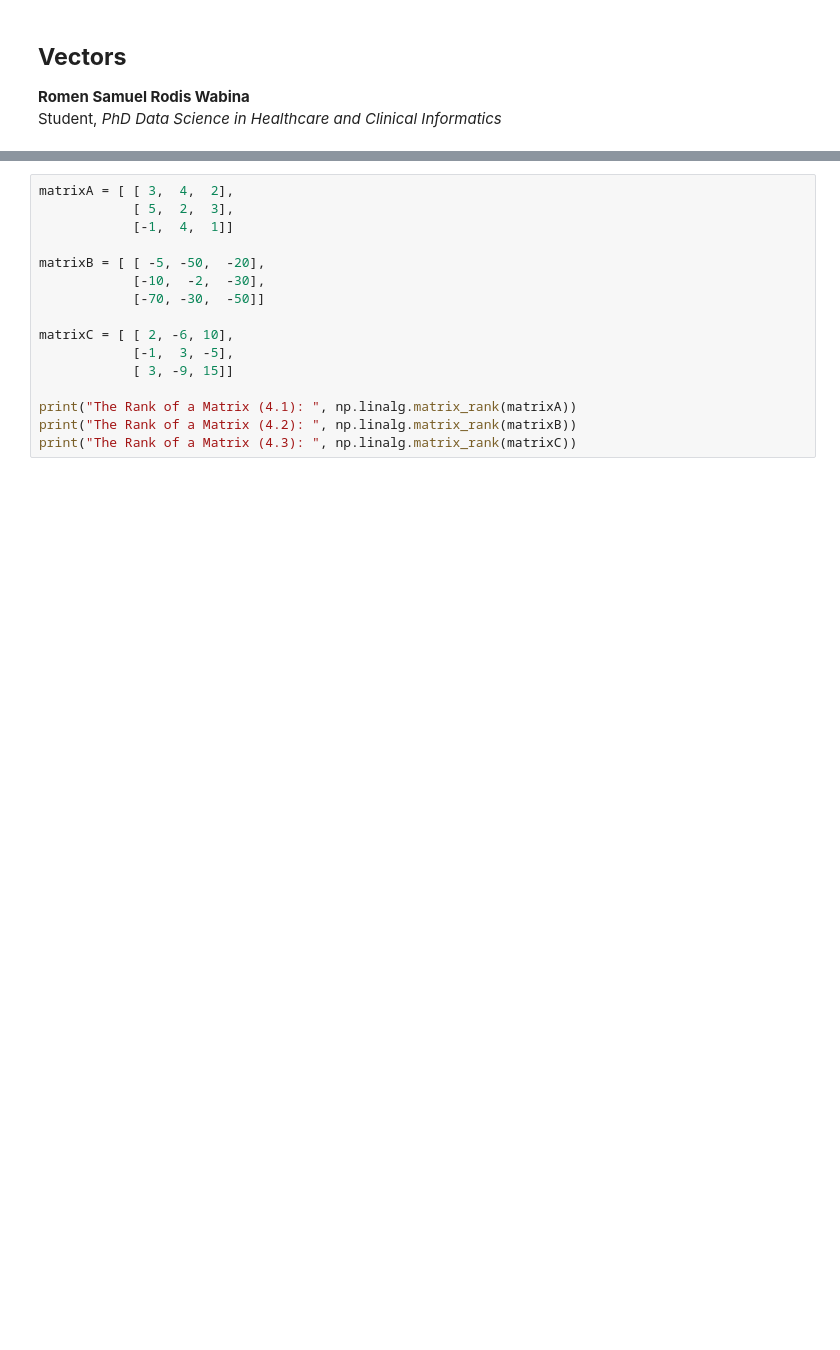
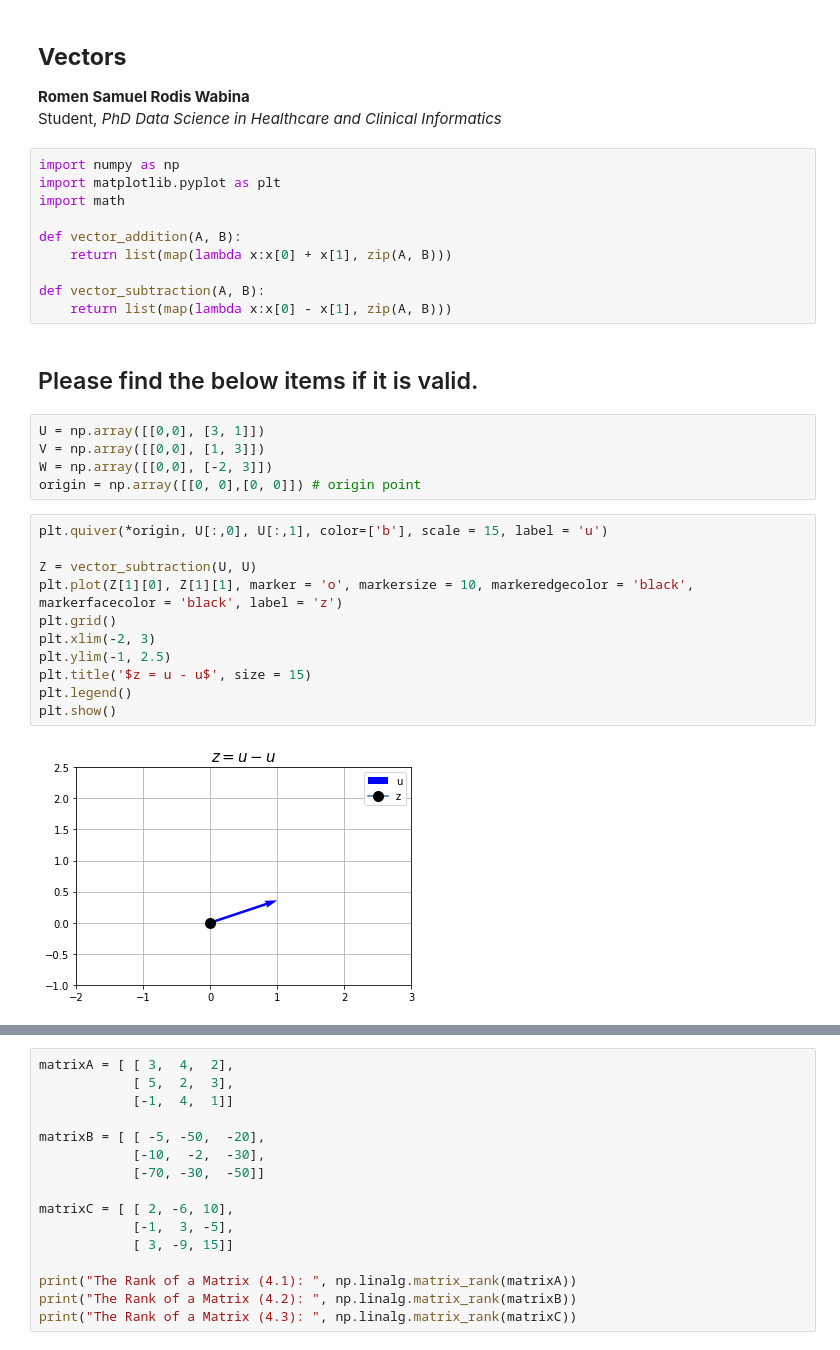
Before and after one commit to rrwabina/RADI603, a Jupyter notebook: Assignments/RADI603_A4_ROMEN/RADI603_A4_ROMEN.ipynb, the cells around one changed output, grey strips where cells are left out. Saved outputs shown, nothing was run; the diff lists cells and outputs as text; blank space fills up the shorter version.

```diff
--- a/Assignments/RADI603_A4_ROMEN/RADI603_A4_ROMEN.ipynb
+++ b/Assignments/RADI603_A4_ROMEN/RADI603_A4_ROMEN.ipynb
@@ -3,3 +3,33 @@
 
 **Romen Samuel Rodis Wabina** <br>
 Student, *PhD Data Science in Healthcare and Clinical Informatics* <br>
+# %%
+import numpy as np
+import matplotlib.pyplot as plt
+import math
+
+def vector_addition(A, B):
+    return list(map(lambda x:x[0] + x[1], zip(A, B)))
+
+def vector_subtraction(A, B):
+    return list(map(lambda x:x[0] - x[1], zip(A, B)))
+# %% [markdown]
+## Please find the below items if it is valid.
+# %%
+U = np.array([[0,0], [3, 1]])
+V = np.array([[0,0], [1, 3]])
+W = np.array([[0,0], [-2, 3]])
+origin = np.array([[0, 0],[0, 0]]) # origin point
+# %%
+plt.quiver(*origin, U[:,0], U[:,1], color=['b'], scale = 15, label = 'u')
+
+Z = vector_subtraction(U, U)
+plt.plot(Z[1][0], Z[1][1], marker = 'o', markersize = 10, markeredgecolor = 'black', markerfacecolor = 'black', label = 'z')
+plt.grid()
+plt.xlim(-2, 3)
+plt.ylim(-1, 2.5)
+plt.title('$z = u - u$', size = 15)
+plt.legend()
+plt.show()
+# %% [output]
+[figure, added]
```
Also changed, not shown: parts of 13 cells of this notebook.
